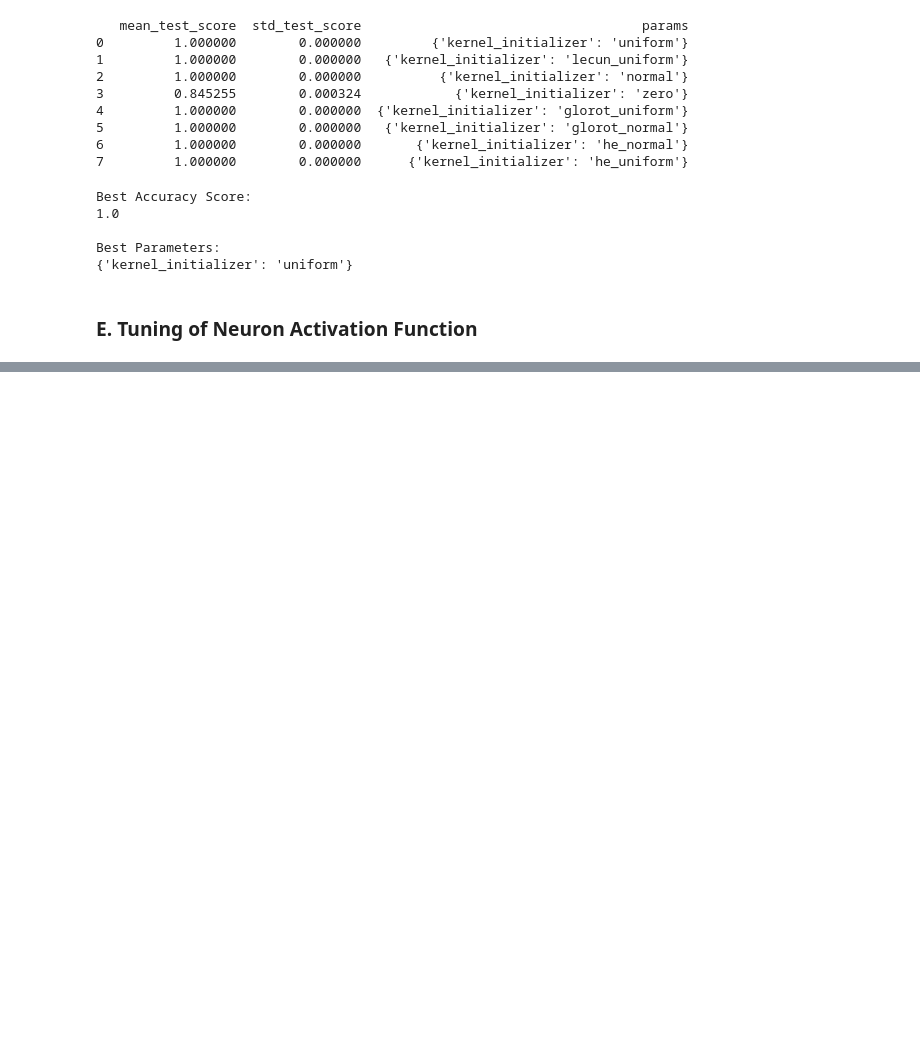
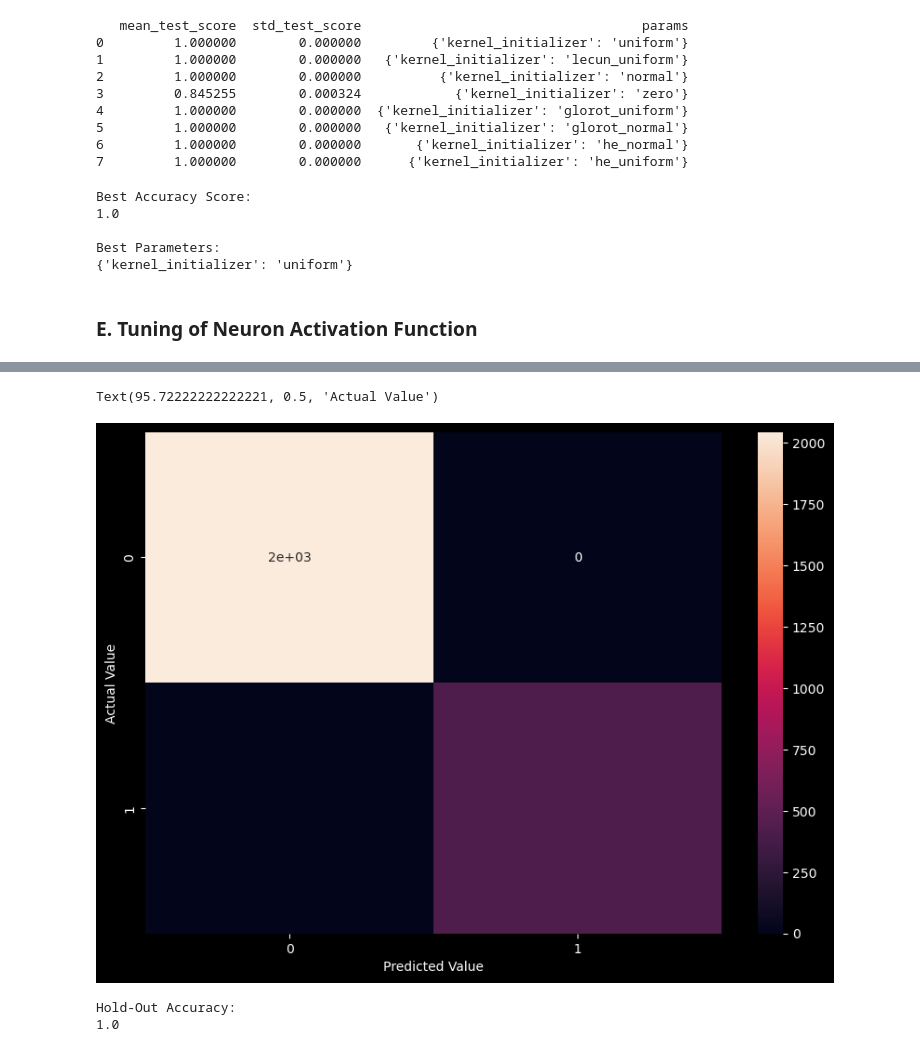
Before and after one commit to RenzVillegas24/DeepLearning, a Jupyter notebook: Gr8.ipynb, the cells around one changed output, grey strips where cells are left out. Saved outputs shown, nothing was run; the diff lists cells and outputs as text; code cells hidden in the pictures; blank space fills up the shorter version.

```diff
--- a/Gr8.ipynb
+++ b/Gr8.ipynb
@@ -694,0 +975,3 @@ print(" ")
+# %%
+# E. Adding the Output Layer
+classifier_final.add(Dense(units = 1, **best_parameters_D, activation = best_parameters_E['activation3']))
@@ -694,0 +980,27 @@ print(" ")
+# %%
+# A. Compile the ANN Model
+if best_parameters_B['optimizer'] == 'adam':
+    optimizer_setting = Adam(**best_parameters_C)
+elif best_parameters_B['optimizer'] == 'sgd':
+    optimizer_setting = SGD(**best_parameters_C)
+elif best_parameters_B['optimizer'] == 'rmsprop':
+    optimizer_setting = RMSprop(**best_parameters_C)
+elif best_parameters_B['optimizer'] == 'adamW':
+    optimizer_setting = AdamW(**best_parameters_C)
+elif best_parameters_B['optimizer'] == 'adadelta':
+    optimizer_setting = Adadelta(**best_parameters_C)
+elif best_parameters_B['optimizer'] == 'adagrad':
+    optimizer_setting = Adagrad(**best_parameters_C)
+elif best_parameters_B['optimizer'] == 'adamax':
+    optimizer_setting = Adamax(**best_parameters_C)
+elif best_parameters_B['optimizer'] == 'adafactor':
+    optimizer_setting = Adafactor(**best_parameters_C)
+elif best_parameters_B['optimizer'] == 'ftrl':
+    optimizer_setting = Ftrl(**best_parameters_C)
+elif best_parameters_B['optimizer'] == 'lion':
+    optimizer_setting = Lion(**best_parameters_C)
+
+classifier_final.compile(optimizer = optimizer_setting, loss = 'binary_crossentropy', metrics = ['accuracy'])
+# %%
+# B. Fitting the ANN Model on the Training Dataset
+classifier_final.fit(X_train_standard, Y_train, batch_size = 10, epochs = 50)
@@ -694,0 +1028,5 @@ print(" ")
+# %%
+# A. Predict the Output of the Testing Dataset
+
+Y_predict_probability = classifier_final.predict(X_test_standard)
+Y_predict = np.rint(Y_predict_probability)
@@ -694,0 +1035,20 @@ print(" ")
+# %%
+# B. To Generate and Plot the Confusion Matrix
+confusion_mx = confusion_matrix(Y_test, Y_predict)
+
+plt.figure(figsize = (10, 7))
+sns.heatmap(confusion_mx, annot = True)
+plt.xlabel('Predicted Value')
+plt.ylabel('Actual Value')
+# %% [output]
+Text(95.72222222222221, 0.5, 'Actual Value')
+[figure, added]
+# %%
+# C. Computing the Hold-Out Accuracy
+accuracy = accuracy_score(Y_test, Y_predict)
+print("Hold-Out Accuracy:")
+print(accuracy)
+print(" ")
+# %% [output]
+Hold-Out Accuracy:
+1.0
```
Also changed, not shown: parts of 83 cells of this notebook.
